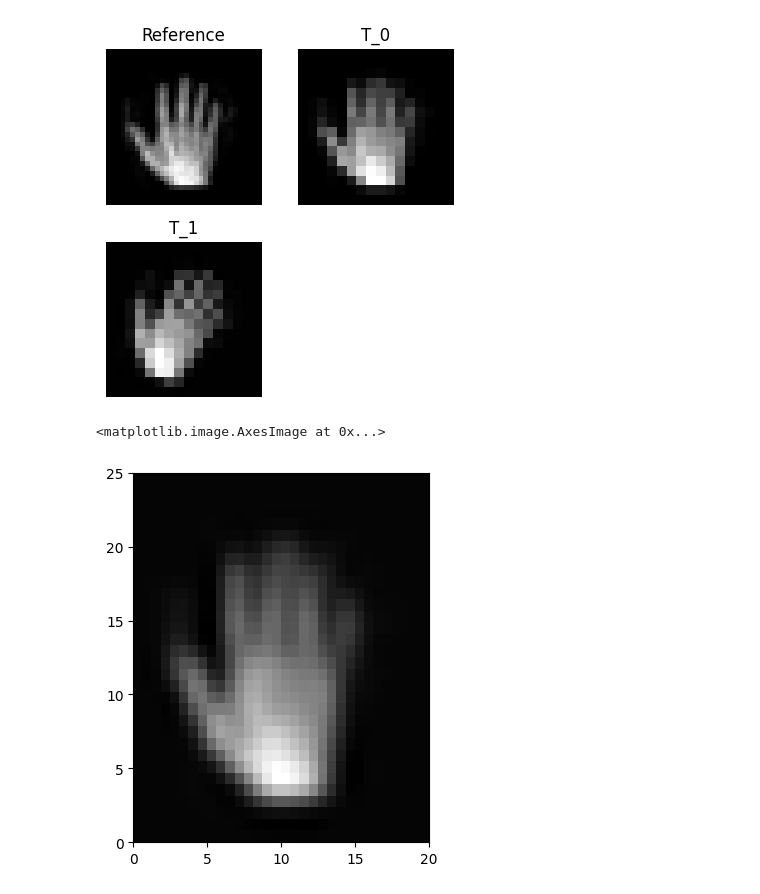
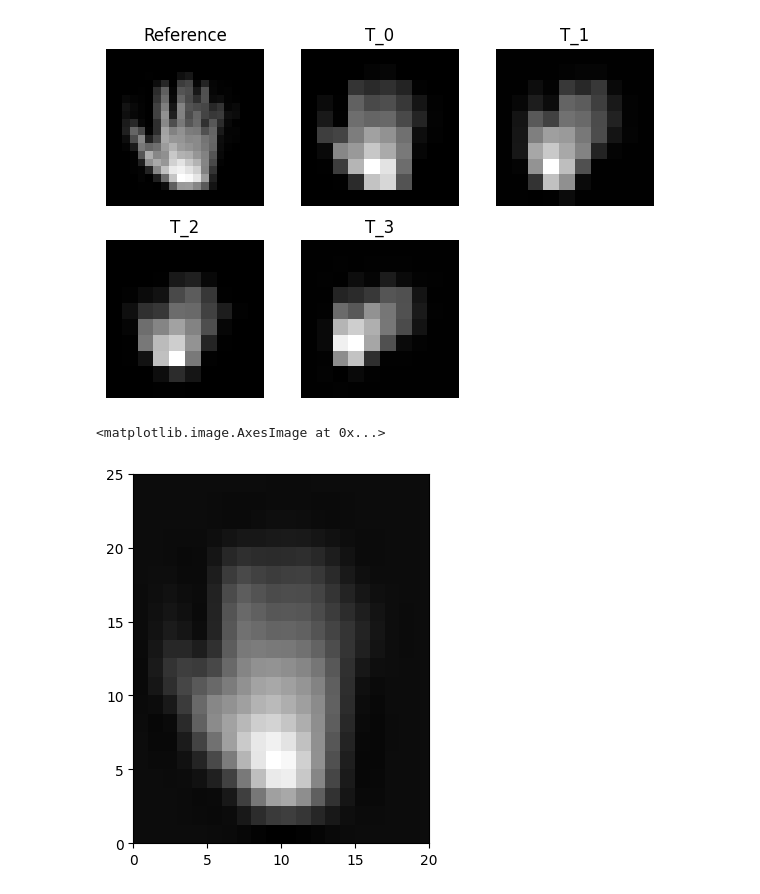
Before and after one commit to wdwatson2/ImgRegPytorchProject, a Jupyter notebook: scripts/solve_SuperResolution.ipynb, the cells around one changed output. Drawn from its saved outputs; the diff is of its cells as text; code cells hidden in the pictures.

```diff
--- a/scripts/solve_SuperResolution.ipynb
+++ b/scripts/solve_SuperResolution.ipynb
@@ -50,37 +50,37 @@ def show_reference_and_templates(R, T):
     plt.tight_layout()  # Adjust subplots to fit into the figure area nicely
     plt.show()
 # %%
-m = 32
+m = 20
 factor = 2
 theta = 0
-n_images = 2
+n_images = 4
 
 domain_R = Domain(torch.tensor((0, 20, 0, 25)), torch.tensor((m, m)))
 domain_R.m.detach()
 domain_T = Domain(torch.tensor((0, 20, 0, 25)), torch.tensor((m//factor, m//factor)))
 xc = domain_R.getCellCenteredGrid().view(-1, 2).to(torch.float64)
 times = torch.linspace(0, 15, n_images)
 
 R = Image.open('../data/hands-R.jpg')
 R = R.resize((m, m))
 R = torch.fliplr(torch.tensor(R.getdata(), dtype=torch.float64).view(m,m).transpose(0,1))
 Rimg = SplineInter(R, domain_R ,regularizer='moments',theta=theta).to(torch.float64)
 
 def randomAffines(reference, n):
     affines = [getRandomAffine(rotation_range=(0,45),seed=_+2) for _ in range(n-1)]
     templates = [down_sample(reference(xc).reshape(m, m), factor)]
     for aff in affines:
         affine = Affine2d()
         affine.A = torch.nn.Parameter(aff[0].to(torch.float64))
         affine.b = torch.nn.Parameter(aff[1].to(torch.float64))
         templates.append(down_sample(reference(affine(xc)).reshape(m, m), factor))
     return torch.stack(templates)
 
 T = randomAffines(Rimg, len(times))
 
 show_reference_and_templates(R, T)
 # %% [output]
-[figure, old version]
+[figure, new version]
 # %%
 def L_forward(f):
     reference = f.reshape(*domain_R.m)
@@ -106,7 +106,7 @@ b = torch.hstack([d * torch.sqrt(torch.prod(domain_T.h)), torch.zeros_like(L @ f
 view_image_2d(f0_interp, domain_R)
 # %% [output]
 <matplotlib.image.AxesImage at 0x...>
-[figure, old version]
+[figure, new version]
 # %%
 xc_2d = domain_R.getCellCenteredGrid()
 xc = xc_2d.reshape(torch.prod(domain_R.m).item(),2).detach()
```
Also changed, not shown: parts of 10 cells of this notebook, 2 other files.
